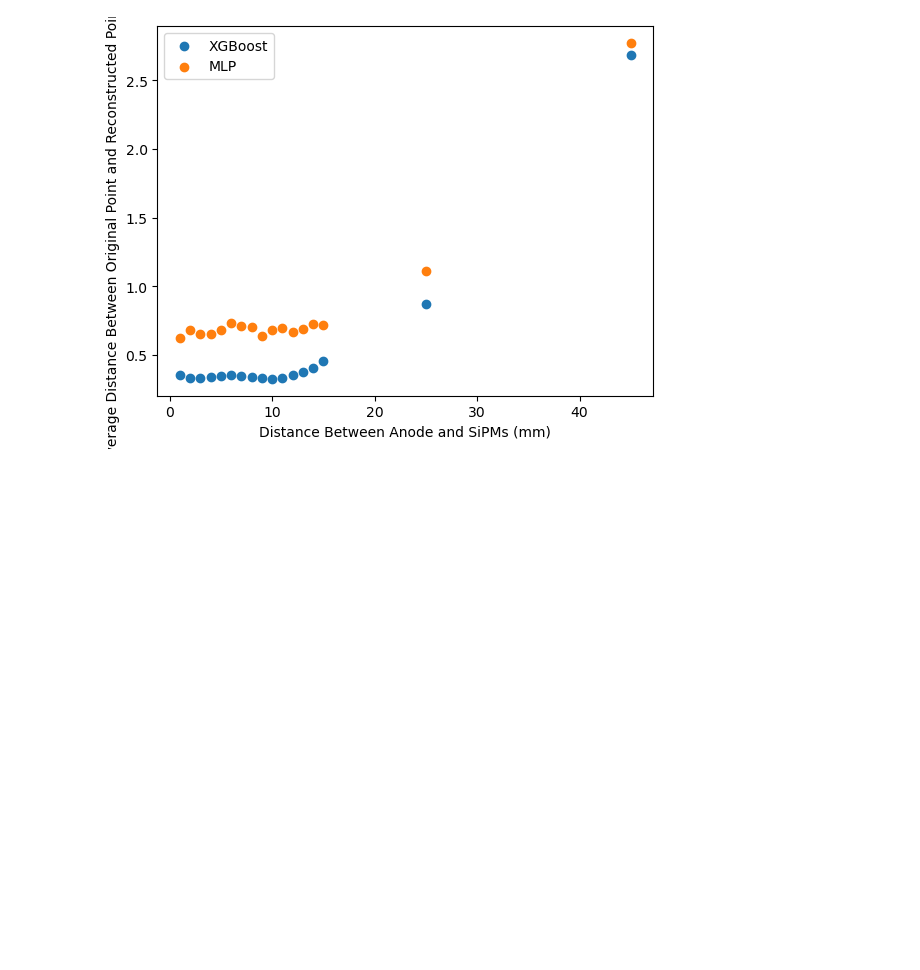
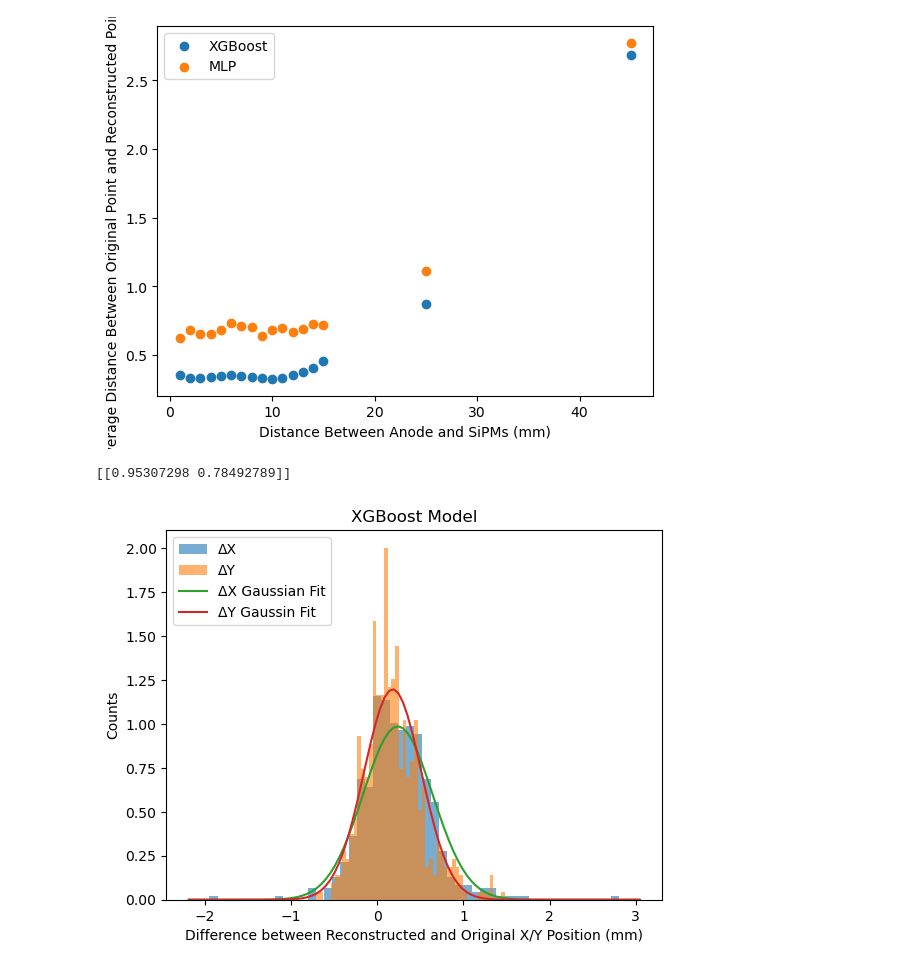
Before and after one commit to ah-licks/PET-cell-code, a Jupyter notebook: graph generation.ipynb, the cells around one changed output. Saved outputs shown, nothing was run; the diff lists cells and outputs as text; code cells hidden in the pictures; blank space fills up the shorter version.

```diff
--- a/graph generation.ipynb
+++ b/graph generation.ipynb
@@ -88,3 +91,30 @@ plt.legend(loc='upper left')
 plt.savefig("comparison_scatter.png")
 # %% [output]
 [figure]
+# %%
+XGBoost_delta_data = np.loadtxt('XGBoost_distances_delta.csv')
+XGBoost_delta_data = XGBoost_delta_data.reshape((17, 245, 245, 2))
+element = XGBoost_delta_data[9]
+standard_deviations = []
+means = []
+meanx,stdx=norm.fit(element[:][:][0].ravel())
+meany,stdy=norm.fit(element[:][:][1].ravel())
+standard_deviations.append([stdx, stdy])
+means.append([meanx, meany])
+plt.hist(element[:][:][0].ravel(), bins=50, alpha=0.6, label='ΔX', density=True)
+plt.hist(element[:][:][1].ravel(), bins=50, alpha=0.6, label='ΔY', density=True)
+xmin, xmax = plt.xlim()
+x = np.linspace(xmin, xmax, 100)
+xy = norm.pdf(x, meanx, stdx)
+yy = norm.pdf(x, meany, stdy)
+plt.plot(x, xy, label='ΔX Gaussian Fit')
+plt.plot(x, yy, label='ΔY Gaussin Fit')
+plt.legend(loc='upper left')
+plt.xlabel('Difference between Reconstructed and Original X/Y Position (mm)')
+plt.ylabel('Counts')
+plt.title('XGBoost Model')
+plt.savefig("XGBoost_resolution.png")
+print(np.array(standard_deviations)*2.355)
+# %% [output]
+[[0.95307298 0.78492789]]
+[figure, added]
```
Also changed, not shown: parts of 2 cells of this notebook, 5 other files.
